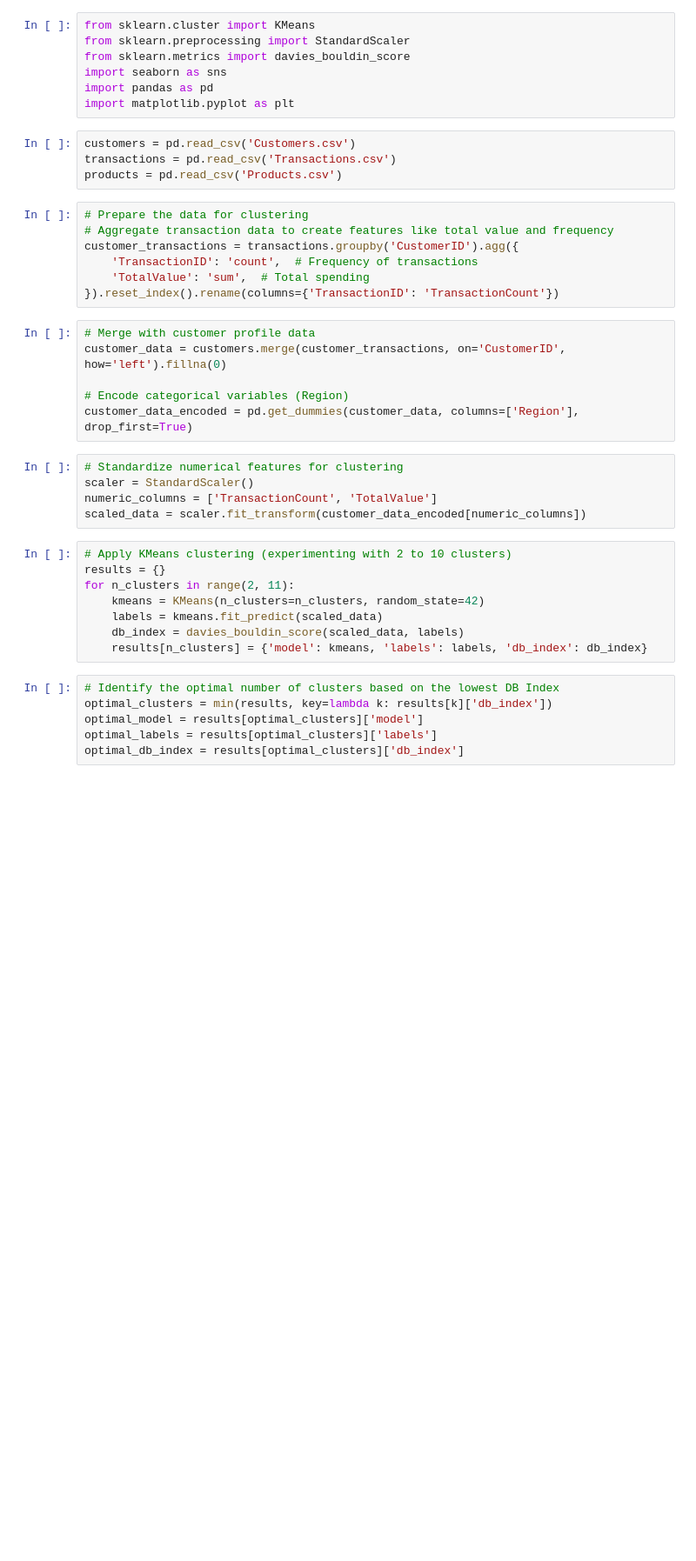
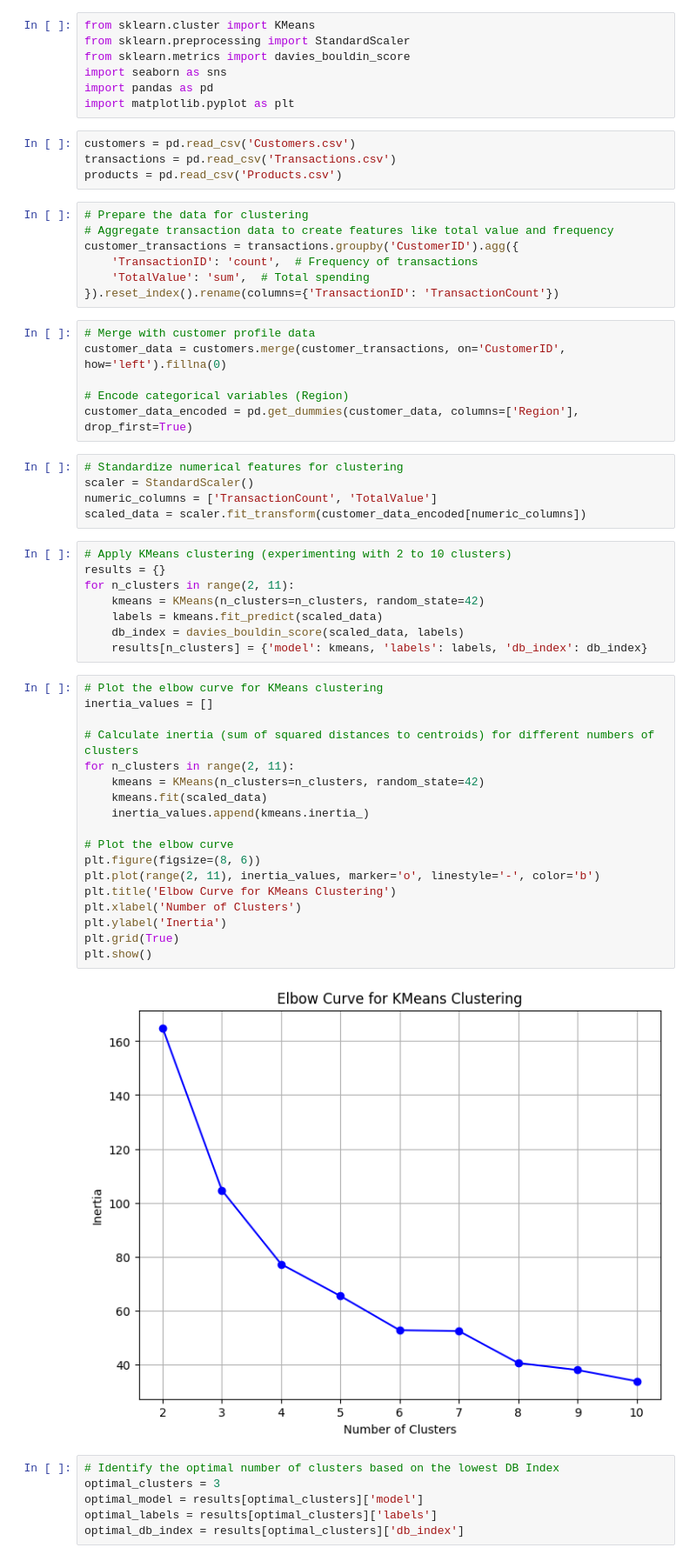
Before and after one commit to MayuriKolhe-2003/Zeotap_assignment, a Jupyter notebook: Mayuri_Kolhe_Clustering.ipynb, the cells around one changed output. Shown at 87% size. Saved outputs shown, nothing was run; the diff lists cells and outputs as text; blank space fills up the shorter version.

```diff
--- a/Mayuri_Kolhe_Clustering.ipynb
+++ b/Mayuri_Kolhe_Clustering.ipynb
@@ -35,9 +35,29 @@ for n_clusters in range(2, 11):
     labels = kmeans.fit_predict(scaled_data)
     db_index = davies_bouldin_score(scaled_data, labels)
     results[n_clusters] = {'model': kmeans, 'labels': labels, 'db_index': db_index}
+# %%
+# Plot the elbow curve for KMeans clustering
+inertia_values = []
+
+# Calculate inertia (sum of squared distances to centroids) for different numbers of clusters
+for n_clusters in range(2, 11):
+    kmeans = KMeans(n_clusters=n_clusters, random_state=42)
+    kmeans.fit(scaled_data)
+    inertia_values.append(kmeans.inertia_)
+
+# Plot the elbow curve
+plt.figure(figsize=(8, 6))
+plt.plot(range(2, 11), inertia_values, marker='o', linestyle='-', color='b')
+plt.title('Elbow Curve for KMeans Clustering')
+plt.xlabel('Number of Clusters')
+plt.ylabel('Inertia')
+plt.grid(True)
+plt.show()
+# %% [output]
+[figure, added]
 # %%
 # Identify the optimal number of clusters based on the lowest DB Index
-optimal_clusters = min(results, key=lambda k: results[k]['db_index'])
+optimal_clusters = 3
 optimal_model = results[optimal_clusters]['model']
 optimal_labels = results[optimal_clusters]['labels']
 optimal_db_index = results[optimal_clusters]['db_index']
```
Also changed, not shown: parts of 2 cells of this notebook, 2 other files.
